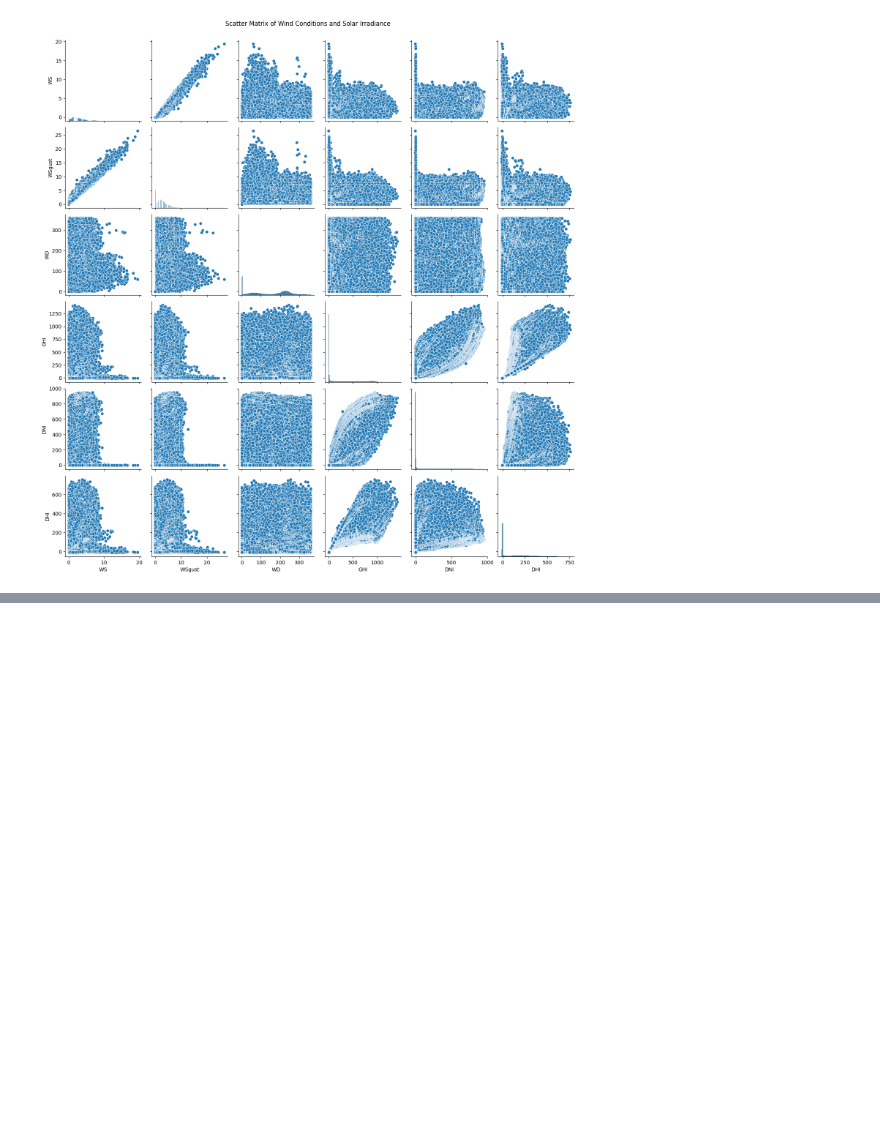
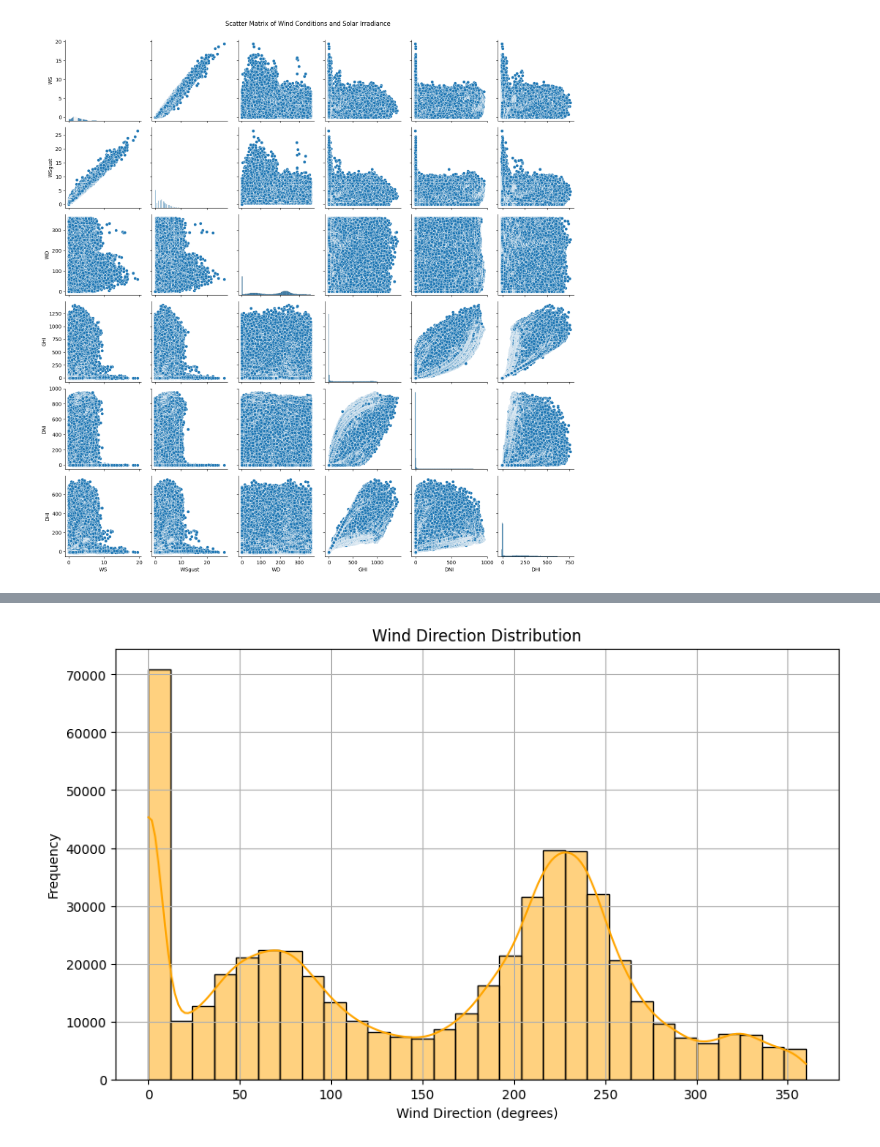
Before and after one commit to rinamoh/Kifiya-AIM-Week0, a Jupyter notebook: notebooks/EDA-benin.ipynb, the cells around one changed output, grey strips where cells are left out. Saved outputs shown, nothing was run; the diff lists cells and outputs as text; code cells hidden in the pictures; blank space fills up the shorter version.

```diff
--- a/notebooks/EDA-benin.ipynb
+++ b/notebooks/EDA-benin.ipynb
@@ -400,0 +421,10 @@ plt.show()
+# %%
+plt.figure(figsize=(10, 6))
+sns.histplot(data['WD'], bins=30, color='orange', kde=True)
+plt.title('Wind Direction Distribution')
+plt.xlabel('Wind Direction (degrees)')
+plt.ylabel('Frequency')
+plt.grid()
+plt.show()
+# %% [output]
+[figure, added]
```
Also changed, not shown: parts of 2 cells of this notebook.
